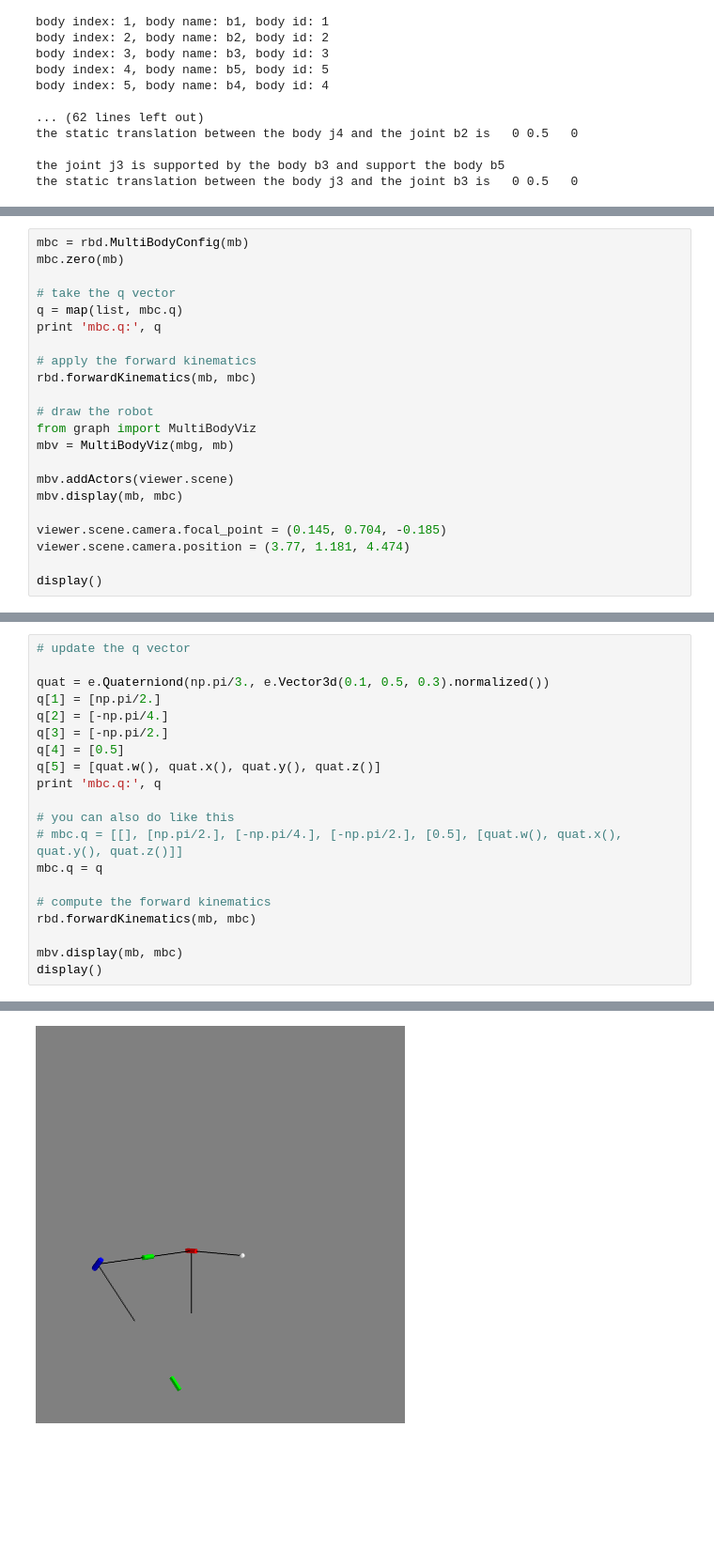
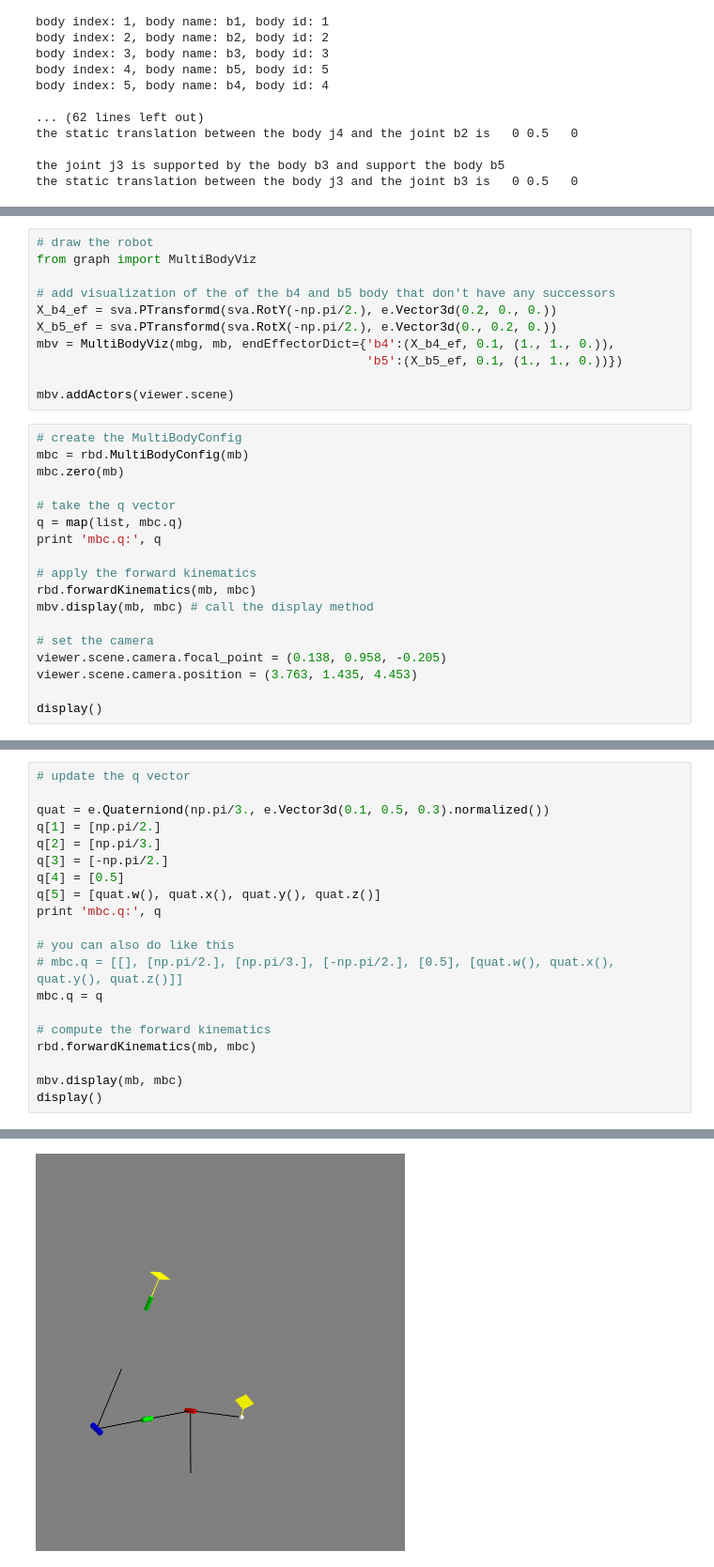
Before and after one commit to jrl-umi3218/sva_rbdyn_tutorials, a Jupyter notebook: MultiBody.ipynb, the cells around one changed output, grey strips where cells are left out. Shown: that part at 94% size. Saved outputs shown, nothing was run; the diff lists cells and outputs as text; blank space fills up the shorter version.

Commit message:
Improve visualization of the MultiBody.

```diff
--- a/MultiBody.ipynb
+++ b/MultiBody.ipynb
@@ -528,4 +528,16 @@ In the following exemple we will use the `rbd::forwardKinematics` alogrithm that
+# %%
+# draw the robot
+from graph import MultiBodyViz
+
+# add visualization of the of the b4 and b5 body that don't have any successors
+X_b4_ef = sva.PTransformd(sva.RotY(-np.pi/2.), e.Vector3d(0.2, 0., 0.))
+X_b5_ef = sva.PTransformd(sva.RotX(-np.pi/2.), e.Vector3d(0., 0.2, 0.))
+mbv = MultiBodyViz(mbg, mb, endEffectorDict={'b4':(X_b4_ef, 0.1, (1., 1., 0.)),
+                                             'b5':(X_b5_ef, 0.1, (1., 1., 0.))})
+
+mbv.addActors(viewer.scene)
 # %%
+# create the MultiBodyConfig
 mbc = rbd.MultiBodyConfig(mb)
 mbc.zero(mb)
 
@@ -535,16 +547,11 @@ print 'mbc.q:', q
 
 # apply the forward kinematics
 rbd.forwardKinematics(mb, mbc)
+mbv.display(mb, mbc) # call the display method
 
-# draw the robot
-from graph import MultiBodyViz
-mbv = MultiBodyViz(mbg, mb)
-
-mbv.addActors(viewer.scene)
-mbv.display(mb, mbc)
-
-viewer.scene.camera.focal_point = (0.145, 0.704, -0.185)
-viewer.scene.camera.position = (3.77, 1.181, 4.474)
+# set the camera
+viewer.scene.camera.focal_point = (0.138, 0.958, -0.205)
+viewer.scene.camera.position = (3.763, 1.435, 4.453)
 
 display()
 # %% [output]
@@ -555,14 +568,14 @@ mbc.q: [[], [0.0], [0.0], [0.0], [0.0], [1.0, 0.0, 0.0, 0.0]]
 
 quat = e.Quaterniond(np.pi/3., e.Vector3d(0.1, 0.5, 0.3).normalized())
 q[1] = [np.pi/2.]
-q[2] = [-np.pi/4.]
+q[2] = [np.pi/3.]
 q[3] = [-np.pi/2.]
 q[4] = [0.5]
 q[5] = [quat.w(), quat.x(), quat.y(), quat.z()]
 print 'mbc.q:', q
 
 # you can also do like this
-# mbc.q = [[], [np.pi/2.], [-np.pi/4.], [-np.pi/2.], [0.5], [quat.w(), quat.x(), quat.y(), quat.z()]]
+# mbc.q = [[], [np.pi/2.], [np.pi/3.], [-np.pi/2.], [0.5], [quat.w(), quat.x(), quat.y(), quat.z()]]
 mbc.q = q
 
 # compute the forward kinematics
@@ -575 +588 @@ mbc.q: [[], [1.5707963267948966], [-0.7853981633974483], [-1.5707963267948966],
-[figure, old version]
+[figure, new version]
```
Also changed, not shown: parts of 8 cells of this notebook.
